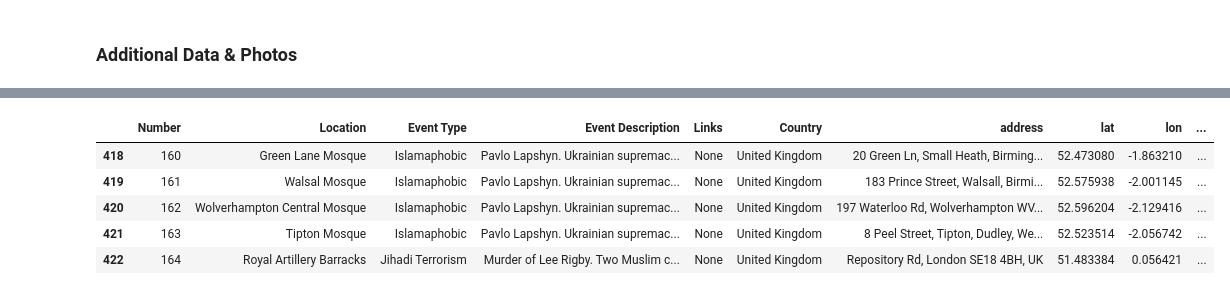
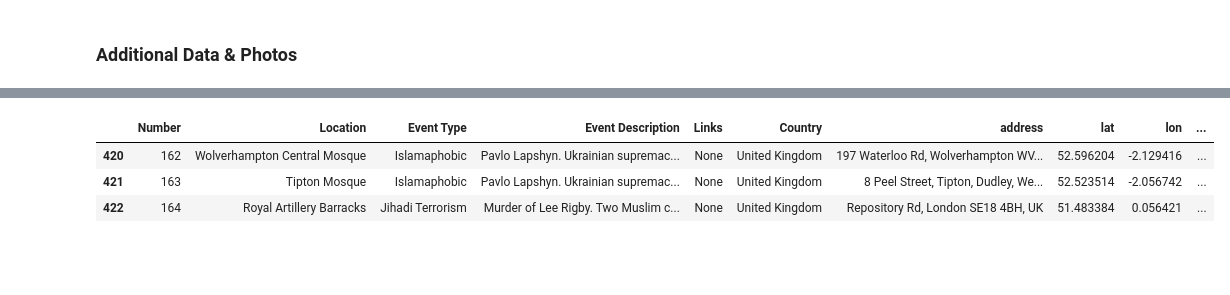
Before and after one commit to cankadir/Radical_Project, a Jupyter notebook: PY/230520_Data_Correction.ipynb, the cells around one changed output, grey strips where cells are left out. Saved outputs shown, nothing was run; the diff lists cells and outputs as text; code cells hidden in the pictures; blank space fills up the shorter version.

```diff
--- a/PY/230520_Data_Correction.ipynb
+++ b/PY/230520_Data_Correction.ipynb
@@ -145,5 +145,5 @@ last_corrections.to_json(
 # %%
 import pandas as pd
 data = pd.read_json( r'C:\Git_Repo\Radical_Project\radmap\radmap\public\data\data_update_4.json' )
-data.tail( 5 )
+data.tail( 3 )
 # %% [output]
@@ -150,6 +153,4 @@ data.tail( 5 )
 |  | Number | Location | Event Type | Event Description | Links | Country | address | lat | lon | ... |
-| 418 | 160 | Green Lane Mosque | Islamaphobic | Pavlo Lapshyn. Ukrainian supremac... | None | United Kingdom | 20 Green Ln, Small Heath, Birming... | 52.473080 | -1.863210 | ... |
-| 419 | 161 | Walsal Mosque | Islamaphobic | Pavlo Lapshyn. Ukrainian supremac... | None | United Kingdom | 183 Prince Street, Walsall, Birmi... | 52.575938 | -2.001145 | ... |
 | 420 | 162 | Wolverhampton Central Mosque | Islamaphobic | Pavlo Lapshyn. Ukrainian supremac... | None | United Kingdom | 197 Waterloo Rd, Wolverhampton WV... | 52.596204 | -2.129416 | ... |
 | 421 | 163 | Tipton Mosque | Islamaphobic | Pavlo Lapshyn. Ukrainian supremac... | None | United Kingdom | 8 Peel Street, Tipton, Dudley, We... | 52.523514 | -2.056742 | ... |
 | 422 | 164 | Royal Artillery Barracks | Jihadi Terrorism | Murder of Lee Rigby. Two Muslim c... | None | United Kingdom | Repository Rd, London SE18 4BH, UK | 51.483384 | 0.056421 | ... |
```
Also changed, not shown: parts of 6 cells of this notebook, 1 other file.
